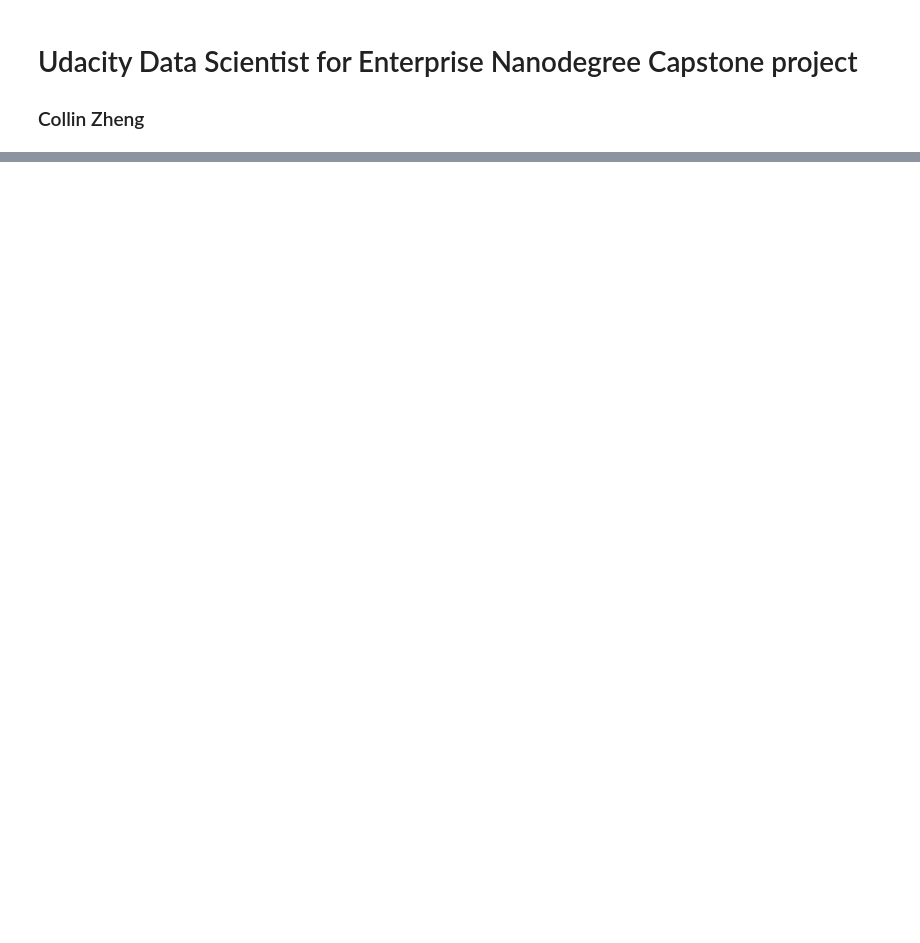
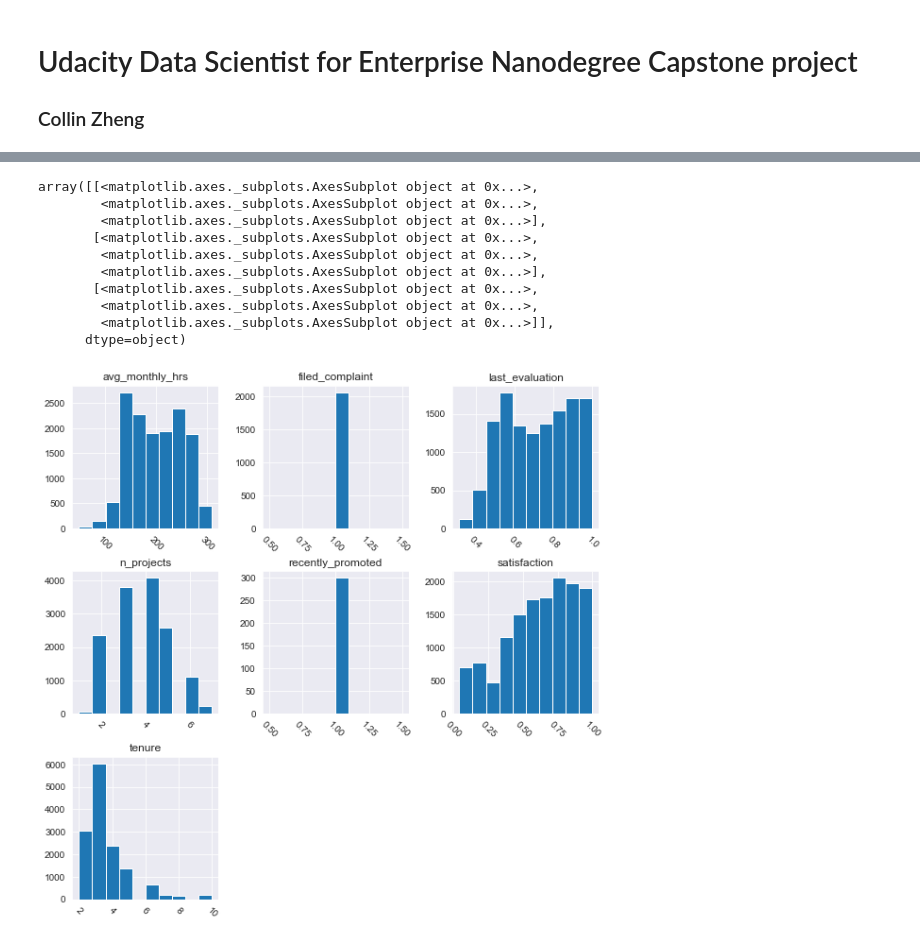
Before and after one commit to collin-zheng/udacity-data-scientist-capstone, a Jupyter notebook: EmployeeChurnNotebook.ipynb, the cells around one changed output, grey strips where cells are left out. Saved outputs shown, nothing was run; the diff lists cells and outputs as text; code cells hidden in the pictures; blank space fills up the shorter version.

```diff
--- a/EmployeeChurnNotebook.ipynb
+++ b/EmployeeChurnNotebook.ipynb
@@ -27,0 +34,17 @@ We'll be looking at some AirBnb listing datasets for Seattle and perform some an
+# %%
+import numpy as np
+
+import pandas as pd
+pd.set_option('display.max_columns', 100)
+pd.set_option('display.max_rows', 50)
+
+import matplotlib.pyplot as plt
+%matplotlib inline
+
+import seaborn as sb
+sb.set_style('darkgrid')
+
+import warnings
+warnings.simplefilter(action='ignore', category=FutureWarning)
+# %%
+df = pd.read_csv('employee_data.csv')
@@ -27,0 +96,14 @@ We'll be looking at some AirBnb listing datasets for Seattle and perform some an
+# %%
+df.hist(figsize=(10,10), xrot=-45)
+# %% [output]
+array([[<matplotlib.axes._subplots.AxesSubplot object at 0x...>,
+        <matplotlib.axes._subplots.AxesSubplot object at 0x...>,
+        <matplotlib.axes._subplots.AxesSubplot object at 0x...>],
+       [<matplotlib.axes._subplots.AxesSubplot object at 0x...>,
+        <matplotlib.axes._subplots.AxesSubplot object at 0x...>,
+        <matplotlib.axes._subplots.AxesSubplot object at 0x...>],
+       [<matplotlib.axes._subplots.AxesSubplot object at 0x...>,
+        <matplotlib.axes._subplots.AxesSubplot object at 0x...>,
+        <matplotlib.axes._subplots.AxesSubplot object at 0x...>]],
+      dtype=object)
+[figure, added]
```
Also changed, not shown: parts of 106 cells of this notebook.
